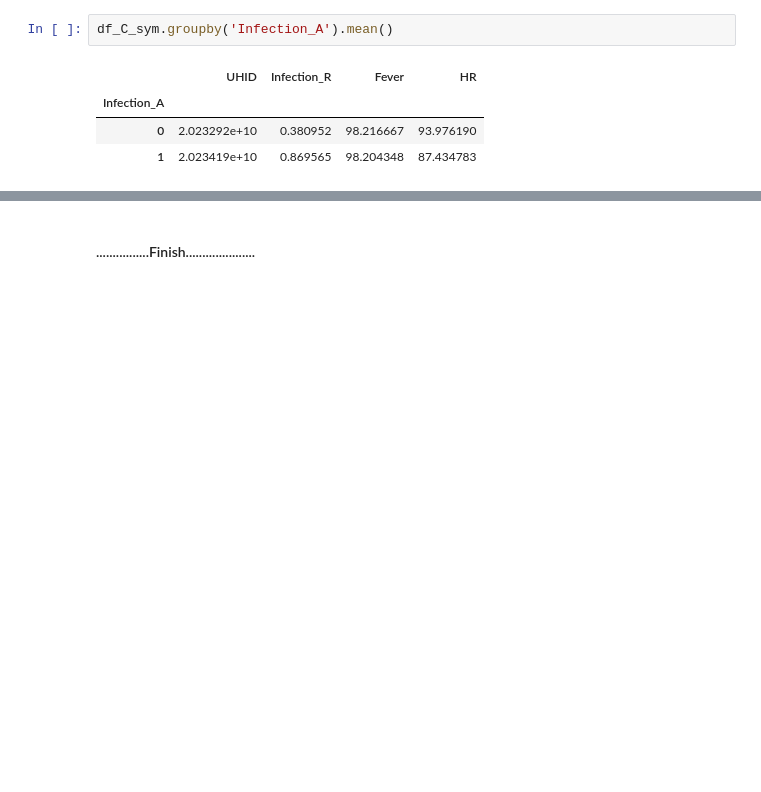
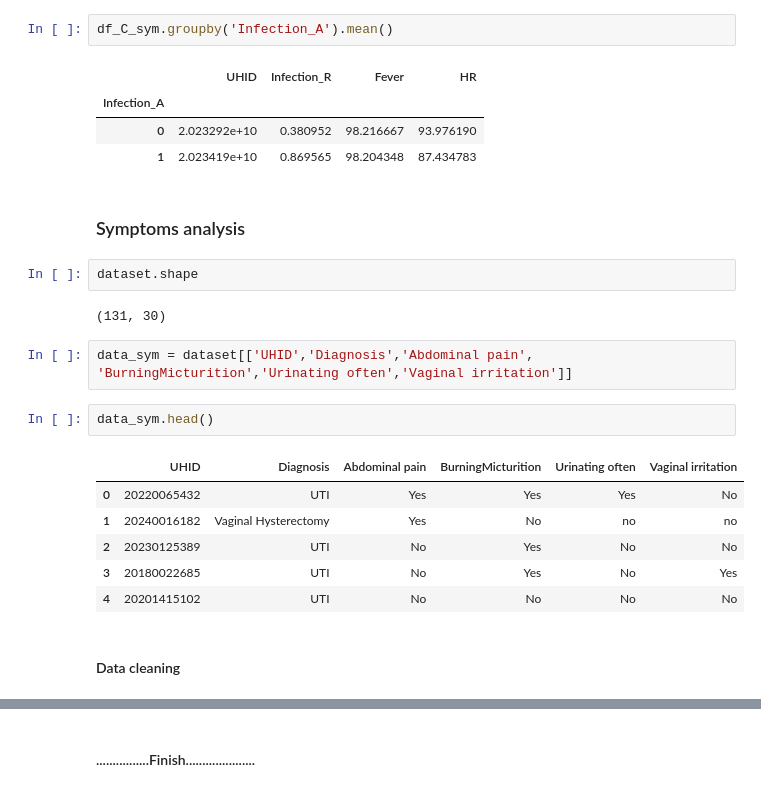
Before and after one commit to neeliit/DiagnosticsPy, a Jupyter notebook: comparision.ipynb, the cells around one changed output, grey strips where cells are left out. Drawn from its saved outputs; the diff is of its cells as text; blank space fills up the shorter version.

```diff
--- a/comparision.ipynb
+++ b/comparision.ipynb
@@ -653,3 +597,22 @@ df_C_sym.groupby('Infection_A').mean()
 | Infection_A |  |  |  |  |
 | 0 | 2.023292e+10 | 0.380952 | 98.216667 | 93.976190 |
 | 1 | 2.023419e+10 | 0.869565 | 98.204348 | 87.434783 |
+# %% [markdown]
+### Symptoms analysis
+# %%
+dataset.shape
+# %% [output]
+(131, 30)
+# %%
+data_sym = dataset[['UHID','Diagnosis','Abdominal pain', 'BurningMicturition','Urinating often','Vaginal irritation']]
+# %%
+data_sym.head()
+# %% [output]
+|  | UHID | Diagnosis | Abdominal pain | BurningMicturition | Urinating often | Vaginal irritation |
+| 0 | 20220065432 | UTI | Yes | Yes | Yes | No |
+| 1 | 20240016182 | Vaginal Hysterectomy | Yes | No | no | no |
+| 2 | 20230125389 | UTI | No | Yes | No | No |
+| 3 | 20180022685 | UTI | No | Yes | No | Yes |
+| 4 | 20201415102 | UTI | No | No | No | No |
+# %% [markdown]
+#### Data cleaning
```
Also changed, not shown: parts of 11 cells of this notebook, 1 other file.
